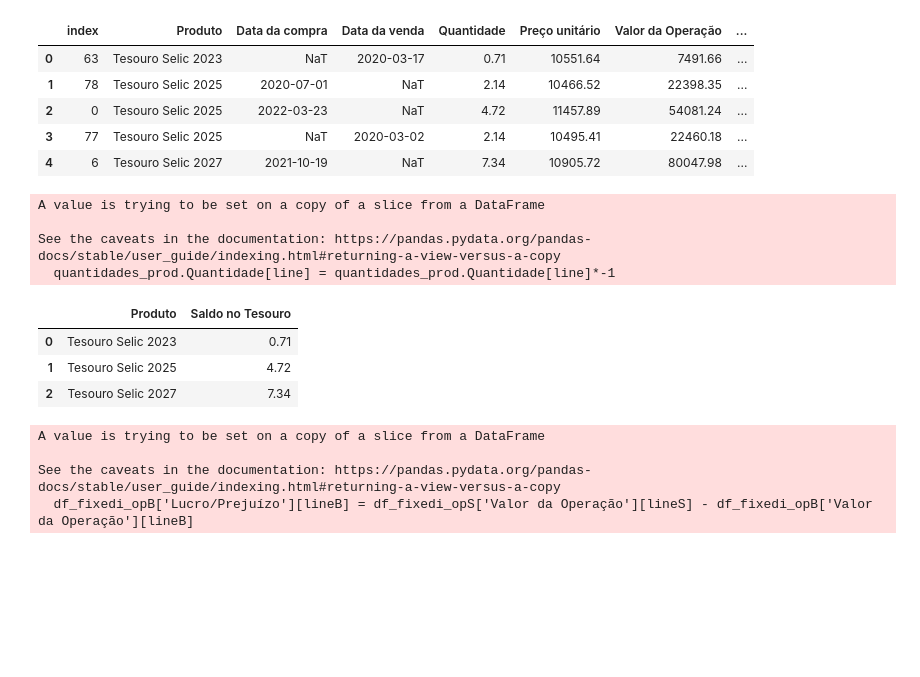
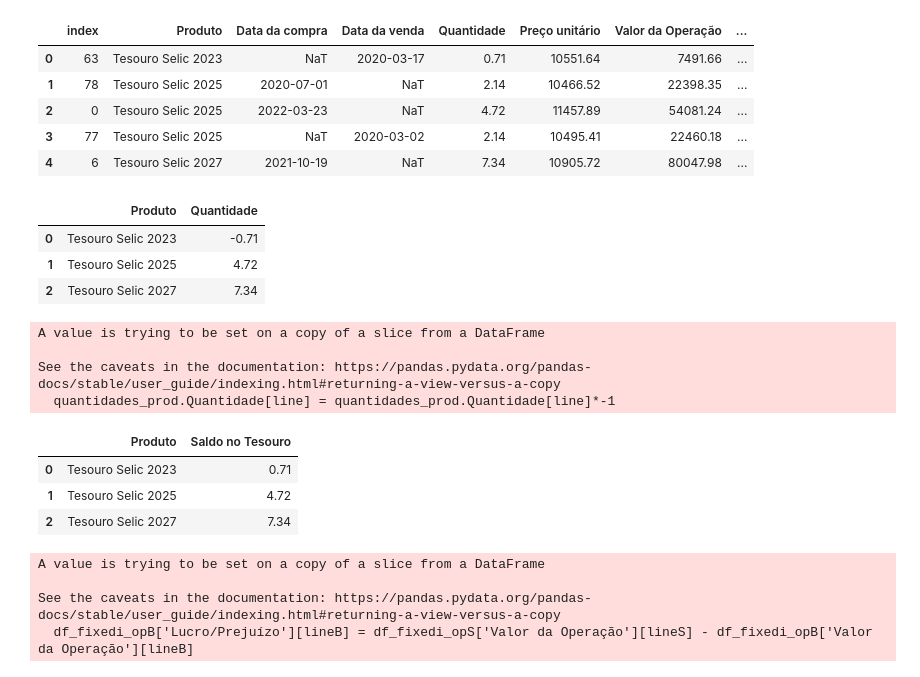
Before and after one commit to thamirisbrandao/b3_imposto_renda, a Jupyter notebook: notebooks/creating_spreadsheet.ipynb, the cells around one changed output. Saved outputs shown, nothing was run; the diff lists cells and outputs as text; code cells hidden in the pictures; blank space fills up the shorter version.

```diff
--- a/notebooks/creating_spreadsheet.ipynb
+++ b/notebooks/creating_spreadsheet.ipynb
@@ -94,29 +96,35 @@ df_fixedi
 # %%
 df_fixedi_buy = df_fixedi[df_fixedi['Data da compra'] > '20000101'].groupby('Produto').agg({'Quantidade':'sum'}).reset_index()
 df_fixedi_sel = df_fixedi[df_fixedi['Data da venda'] > '20000101'].groupby('Produto').agg({'Quantidade':'sum'}).transform(lambda x: x *-1).reset_index()
 
 quantidades = pd.concat([df_fixedi_sel, df_fixedi_buy]).reset_index()
 quantidades_prod = quantidades.groupby(['Produto']).sum().reset_index()
-
-for line in range(0, len(quantidades_prod)):
-    if quantidades_prod.Quantidade[line] < 0:
-        quantidades_prod.Quantidade[line] = quantidades_prod.Quantidade[line]*-1
-    else:
-        quantidades_prod.Quantidade[line]
-
-quantidades_prod = quantidades_prod.rename(columns={'Quantidade': 'Saldo no Tesouro'})
-quantidades_prod = pd.DataFrame(quantidades_prod)
-quantidades_prod = quantidades_prod.drop(columns='index')
+quantidades_prod.drop(columns='index', inplace=True)
 quantidades_prod
 # %% [output]
-A value is trying to be set on a copy of a slice from a DataFrame
-
-See the caveats in the documentation: https://pandas.pydata.org/pandas-docs/stable/user_guide/indexing.html#returning-a-view-versus-a-copy
-  quantidades_prod.Quantidade[line] = quantidades_prod.Quantidade[line]*-1
-|  | Produto | Saldo no Tesouro |
-| 0 | Tesouro Selic 2023 | 0.71 |
+|  | Produto | Quantidade |
+| 0 | Tesouro Selic 2023 | -0.71 |
 | 1 | Tesouro Selic 2025 | 4.72 |
 | 2 | Tesouro Selic 2027 | 7.34 |
+# %%
+for line in range(0, len(quantidades_prod)):
+    if quantidades_prod.Quantidade[line] < 0:
+        quantidades_prod.Quantidade[line] = quantidades_prod.Quantidade[line]*-1
+    else:
+        quantidades_prod.Quantidade[line]
+
+quantidades_prod = quantidades_prod.rename(columns={'Quantidade': 'Saldo no Tesouro'})
+quantidades_prod = pd.DataFrame(quantidades_prod)
+quantidades_prod
+# %% [output]
+A value is trying to be set on a copy of a slice from a DataFrame
+
+See the caveats in the documentation: https://pandas.pydata.org/pandas-docs/stable/user_guide/indexing.html#returning-a-view-versus-a-copy
+  quantidades_prod.Quantidade[line] = quantidades_prod.Quantidade[line]*-1
+|  | Produto | Saldo no Tesouro |
+| 0 | Tesouro Selic 2023 | 0.71 |
+| 1 | Tesouro Selic 2025 | 4.72 |
+| 2 | Tesouro Selic 2027 | 7.34 |
 # %%
 df_fixedi_opB = df_fixedi[df_fixedi['Data da compra'] > '20000101'].reset_index()
 df_fixedi_opS = df_fixedi[df_fixedi['Data da venda'] > '20000101'].reset_index()
```
Also changed, not shown: parts of 31 cells of this notebook, 1 other file.
